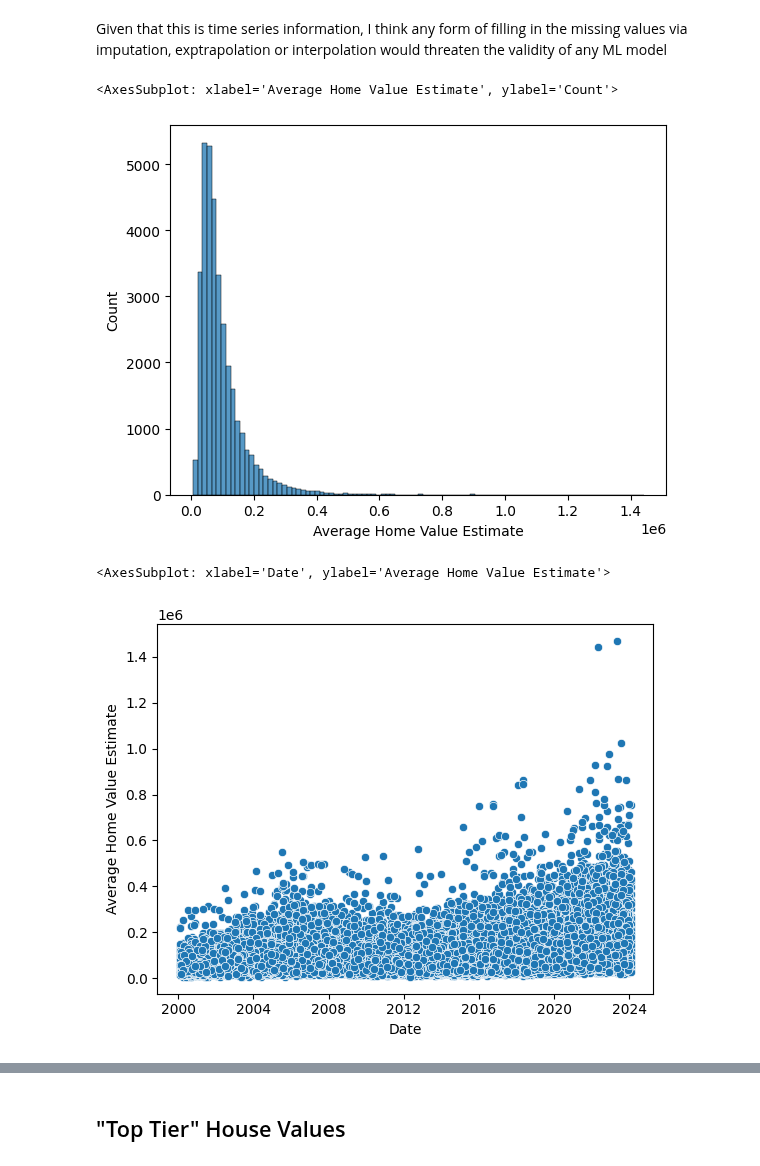
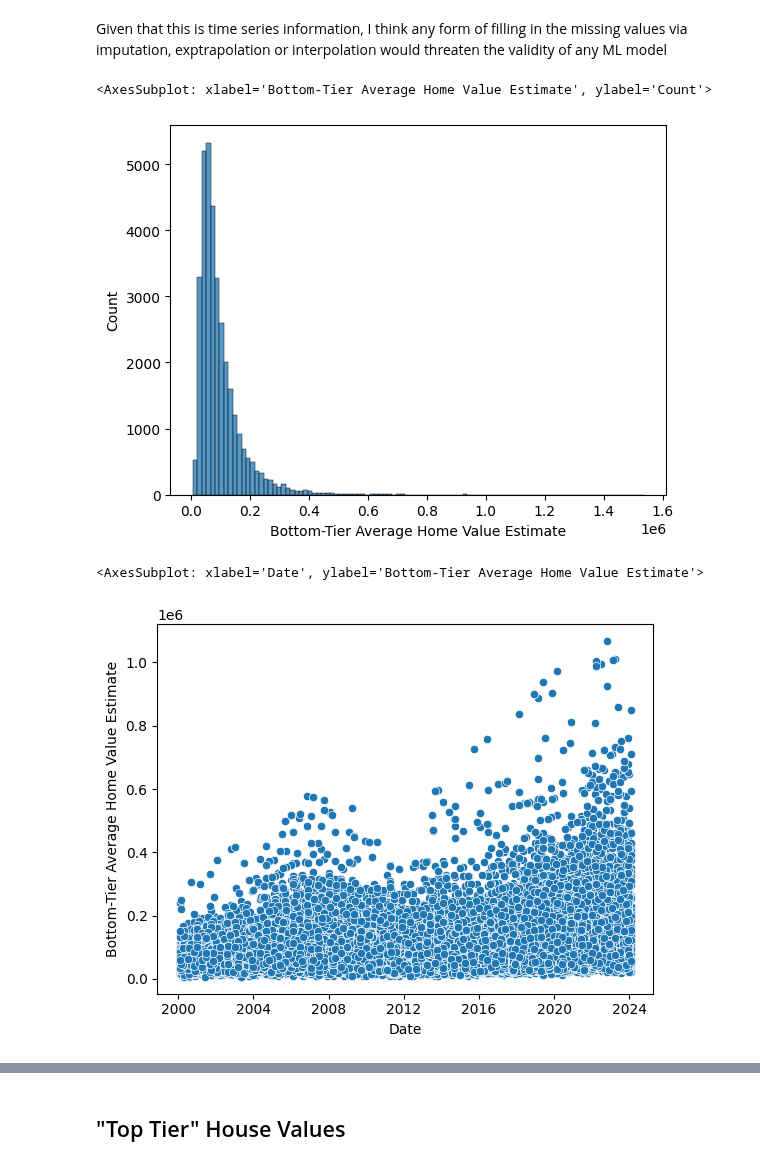
Before and after one commit to MLFP-90803-SP24-FinalProjects/Team17-FinalProject, a Jupyter notebook: Housing_Data_Cleaning.ipynb, the cells around one changed output, grey strips where cells are left out. Saved outputs shown, nothing was run; the diff lists cells and outputs as text; code cells hidden in the pictures.

```diff
--- a/Housing_Data_Cleaning.ipynb
+++ b/Housing_Data_Cleaning.ipynb
@@ -25,8 +25,10 @@ cols = bottom_tier.columns.to_list()
 rest_of_cols = cols[9:]
 bottom_tier_melted = pd.melt(bottom_tier, id_vars=cols[:9],
                           var_name='Date', value_name='Average Home Value Estimate')
+bottom_tier_melted.rename(columns={'Average Home Value Estimate': 'Bottom-Tier Average Home Value Estimate'}, inplace=True)
 bottom_tier_melted['Date'] = pd.to_datetime(bottom_tier_melted['Date'], format='%Y-%m-%d')
-bottom_tier_melted.set_index('Date', inplace=True)
-bottom_tier_melted.head(5)
+bottom_tier_melted['Year'] = bottom_tier_melted['Date'].dt.year
+bottom_tier_melted['Month'] = bottom_tier_melted['Date'].dt.month
+bottom_tier_melted.sample(5)
 # %% [output]
 |  | RegionID | SizeRank | RegionName | RegionType | StateName | State | Metro | StateCodeFIPS | ... |
@@ -72,21 +76,19 @@ Out of:  868734
 Percent missing:  31.267913998991638
 # %% [markdown]
 Given that this is time series information, I think any form of filling in the missing values via imputation, exptrapolation or interpolation would threaten the validity of any ML model
-# %%
-bottom_tier_melted.reset_index(inplace=True)
 # %%
 #sns.histplot(data=bottom_tier_melted, x='Average Home Value Estimate', binwidth=25000.00)
 datasample = bottom_tier_melted.sample(50000)
 #sns.scatterplot(data=datasample, x='Date', y='Average Home Value Estimate')
-sns.histplot(data=datasample, x='Average Home Value Estimate', binwidth=15000.00)
+sns.histplot(data=datasample, x='Bottom-Tier Average Home Value Estimate', binwidth=15000.00)
 # %% [output]
-<AxesSubplot: xlabel='Average Home Value Estimate', ylabel='Count'>
+<AxesSubplot: xlabel='Bottom-Tier Average Home Value Estimate', ylabel='Count'>
-[figure, old version]
+[figure, new version]
 # %%
-sns.scatterplot(data=bottom_tier_melted.sample(50000), x='Date', y='Average Home Value Estimate')
+sns.scatterplot(data=bottom_tier_melted.sample(50000), x='Date', y='Bottom-Tier Average Home Value Estimate')
 # %% [output]
-<AxesSubplot: xlabel='Date', ylabel='Average Home Value Estimate'>
+<AxesSubplot: xlabel='Date', ylabel='Bottom-Tier Average Home Value Estimate'>
-[figure, old version]
+[figure, new version]
 # %%
 pd.options.display.float_format = '{:.2f}'.format
 bottom_tier_melted.describe()
```
Also changed, not shown: parts of 42 cells of this notebook, 2 other files.
